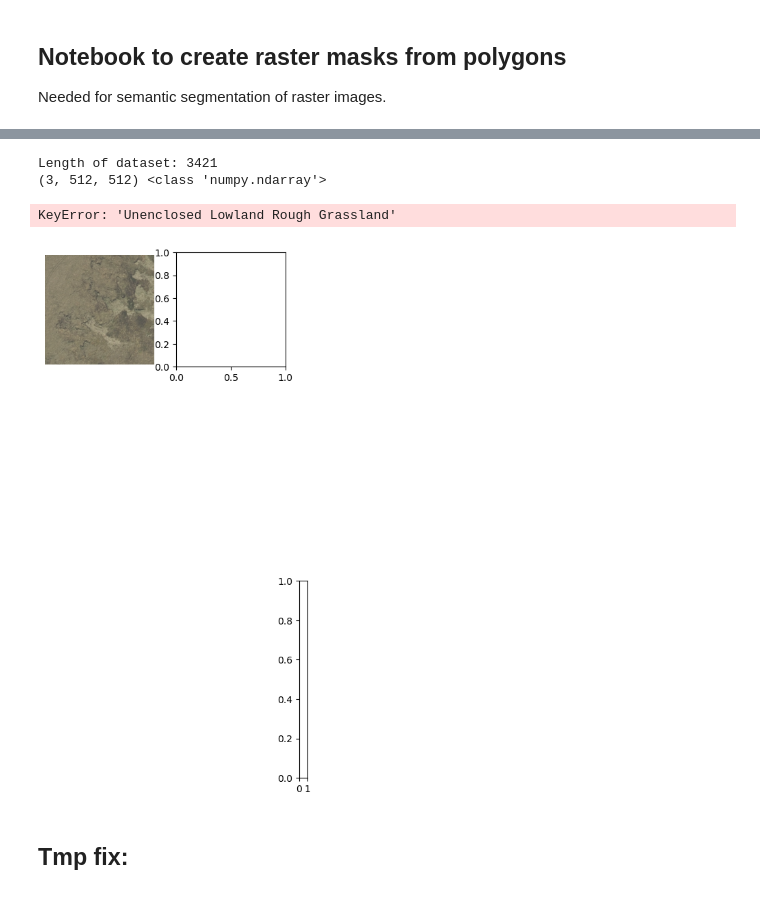
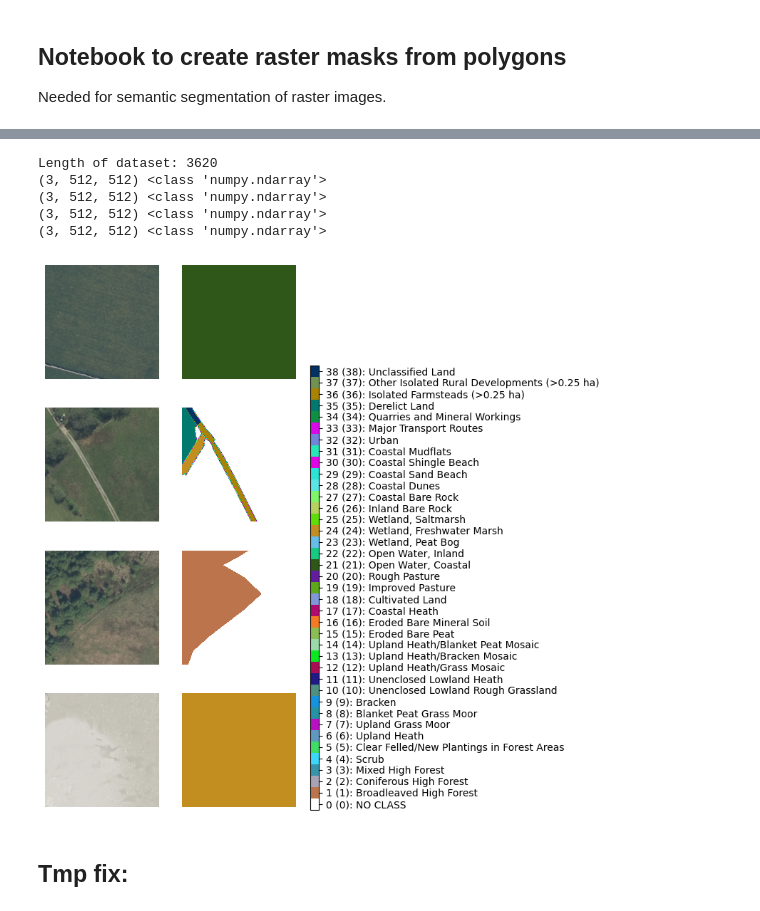
Before and after one commit to pdnpa/cnn-land-cover, a Jupyter notebook: notebooks/Create LC masks.ipynb, the cells around one changed output, grey strips where cells are left out. Cells and saved outputs as stored; diff of their text form; code cells hidden in the pictures.

```diff
--- a/notebooks/Create LC masks.ipynb
+++ b/notebooks/Create LC masks.ipynb
@@ -27,7 +127,7 @@ path_dict = loadpaths.loadpaths()
 train_ds = lcm.DataSetPatches(im_dir='/home/tplas/data/gis/most recent APGB 12.5cm aerial/evaluation_tiles/images/',
                               mask_dir='/home/tplas/data/gis/most recent APGB 12.5cm aerial/evaluation_tiles/masks_detailed_annotation/',
                             path_mapping_dict='../content/label_mapping_dicts/label_mapping_dict__identity__2022-11-17-1126.pkl',
-                            relabel_masks=True, shuffle_order_patches=False,
+                            relabel_masks=False, shuffle_order_patches=False,
                             mask_suffix='_lc_2022_detailed_mask.npy',
                             random_transform_data=True)
 # %% [output]
@@ -87,37 +145,40 @@ train_ds.class_name_list
 print(f'Length of dataset: {len(train_ds)}')
 
 ## Example patches:
-inds_examples = [0, 1, 2, 3]
+# inds_examples = [0, 1, 2, 3]
+inds_examples = np.random.choice(len(train_ds), 4, replace=False)
 n_ex = len(inds_examples)
 
 ## Create figure layout:
 fig = plt.figure(constrained_layout=False, figsize=(4, 8))
 gs_ims = fig.add_gridspec(len(inds_examples), 2, top=0.98,
                         bottom=0.02, left=0.02, right=0.9)
-gs_cbar = fig.add_gridspec(1, 1, top=0.38, bottom=0.02,
+gs_cbar = fig.add_gridspec(1, 1, top=0.8, bottom=0.02,
                             left=0.95, right=0.98)
 ax_cbar = fig.add_subplot(gs_cbar[0, 0])
 
 ## Plot each image & mask of patches:
 for irow, idx in enumerate(inds_examples):
     ## retrieve data, mask is remapped
     im, mask = train_ds[idx]
 
     ## Create axes:
     ax_im = fig.add_subplot(gs_ims[irow, 0])
     ax_mask = fig.add_subplot(gs_ims[irow, 1])
 
     ## Use land cover visualisation functions to plot:
     lcv.plot_image_simple(im=im.numpy() / 255, ax=ax_im)
     lcv.plot_landcover_image(im=mask.numpy(), ax=ax_mask,
             lc_class_name_list=train_ds.class_name_list,
             unique_labels_array=train_ds.unique_labels_arr,
             plot_colorbar=True if irow == n_ex - 1 else False,
             cax=ax_cbar)
 # %% [output]
-Length of dataset: 3421
+Length of dataset: 3620
 (3, 512, 512) <class 'numpy.ndarray'>
+(3, 512, 512) <class 'numpy.ndarray'>
+(3, 512, 512) <class 'numpy.ndarray'>
+(3, 512, 512) <class 'numpy.ndarray'>
-KeyError: 'Unenclosed Lowland Rough Grassland'
-[figure, old version]
+[figure, new version]
 # %% [markdown]
 ## Tmp fix:
```
Also changed, not shown: parts of 16 cells of this notebook, 13 other files.
